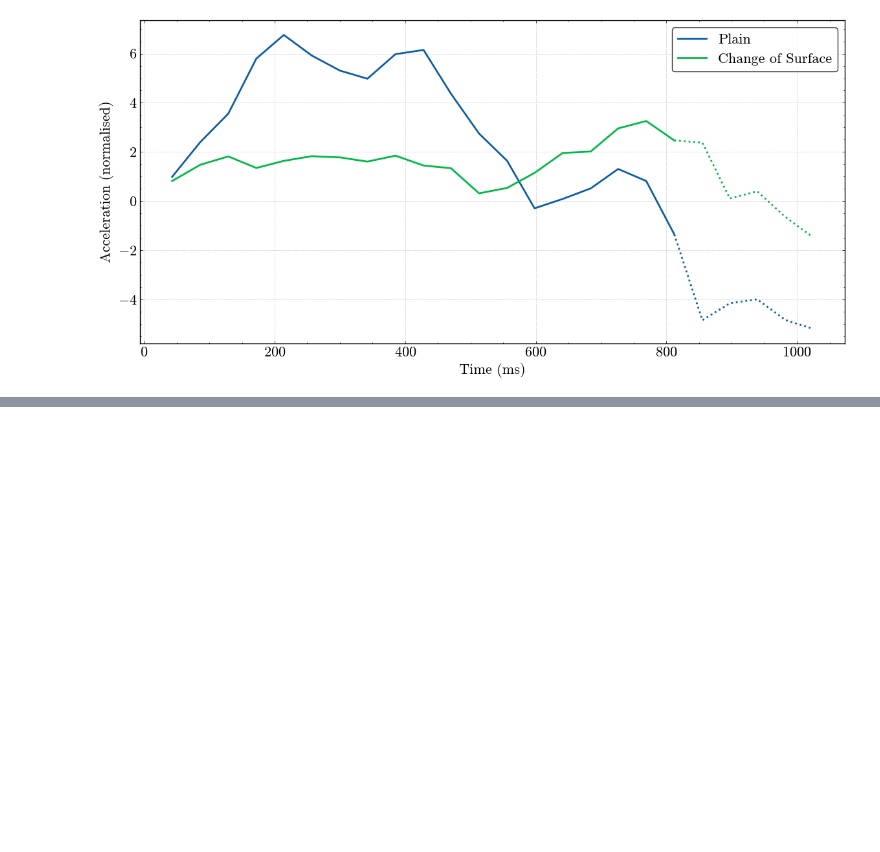
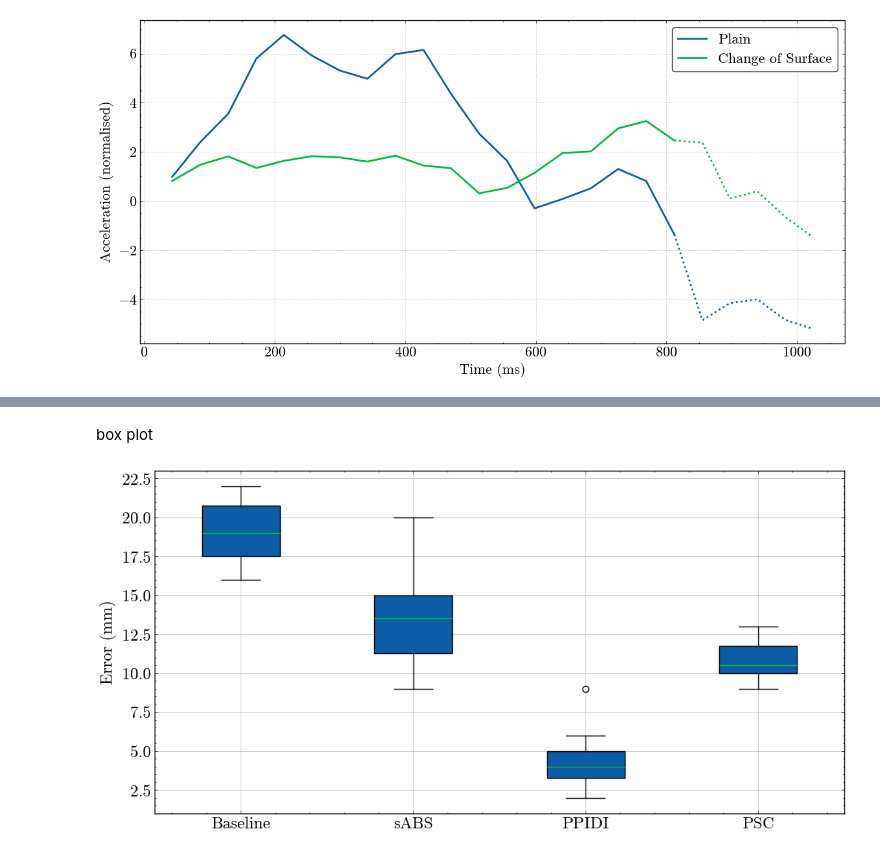
Before and after one commit to addaia/PHREDO, a Jupyter notebook: plotter.ipynb, the cells around one changed output, grey strips where cells are left out. Cells and saved outputs as stored; diff of their text form; code cells hidden in the pictures; blank space fills up the shorter version.

Commit message:
boxplots+ analysis

```diff
--- a/plotter.ipynb
+++ b/plotter.ipynb
@@ -244,0 +327,24 @@ plt.show()
+# %% [markdown]
+box plot
+# %%
+
+
+errors_baseline = [16, 19, 19, 19, 20, 21, 22, 21, 17, 17]
+errors_sABS = [9, 20, 12, 15, 12, 11, 15, 15, 9, 15]
+errors_PPIDI = [2, 4, 3, 5, 4, 9, 6, 2, 5, 4]
+errors_PSC = [10, 11, 12, 9, 13, 10, 11, 10, 12, 9]
+# combine
+data = [errors_baseline, errors_sABS, errors_PPIDI, errors_PSC]
+
+# boxplo
+plt.figure(figsize=(12, 6))
+plt.boxplot(data, patch_artist=True)
+
+
+plt.xticks([1, 2, 3, 4], ['Baseline','sABS', 'PPIDI', 'PSC'])
+plt.ylabel('Error (mm)')
+
+
+plt.show()
+# %% [output]
+[figure, added]
```
Also changed, not shown: parts of 1 cell of this notebook.
